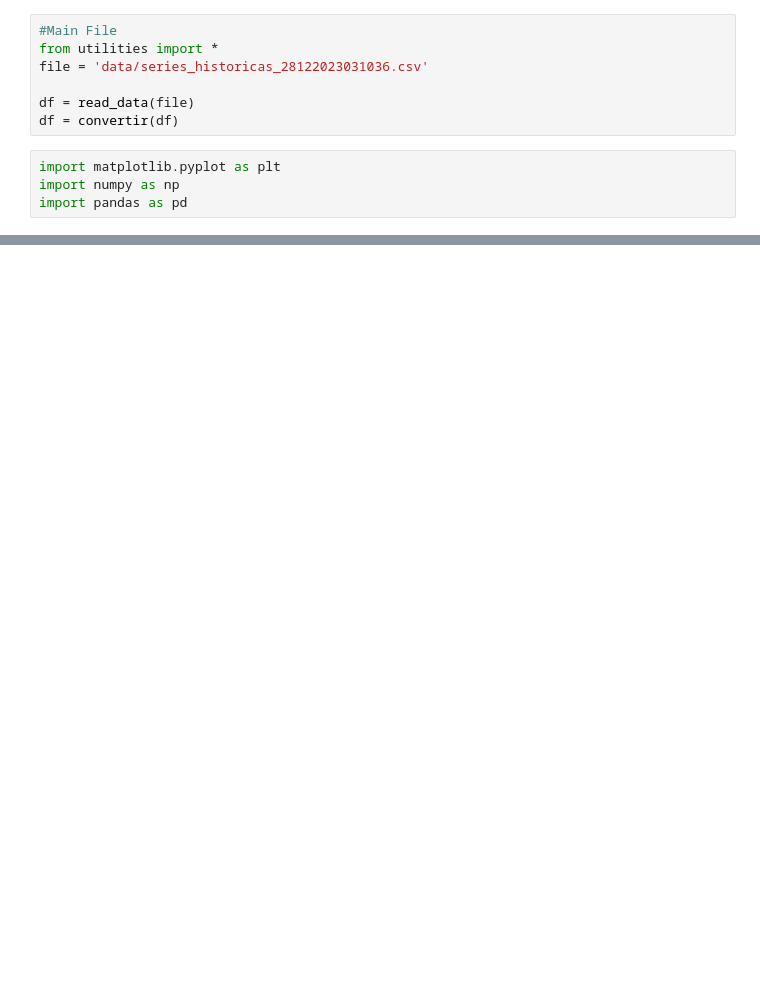
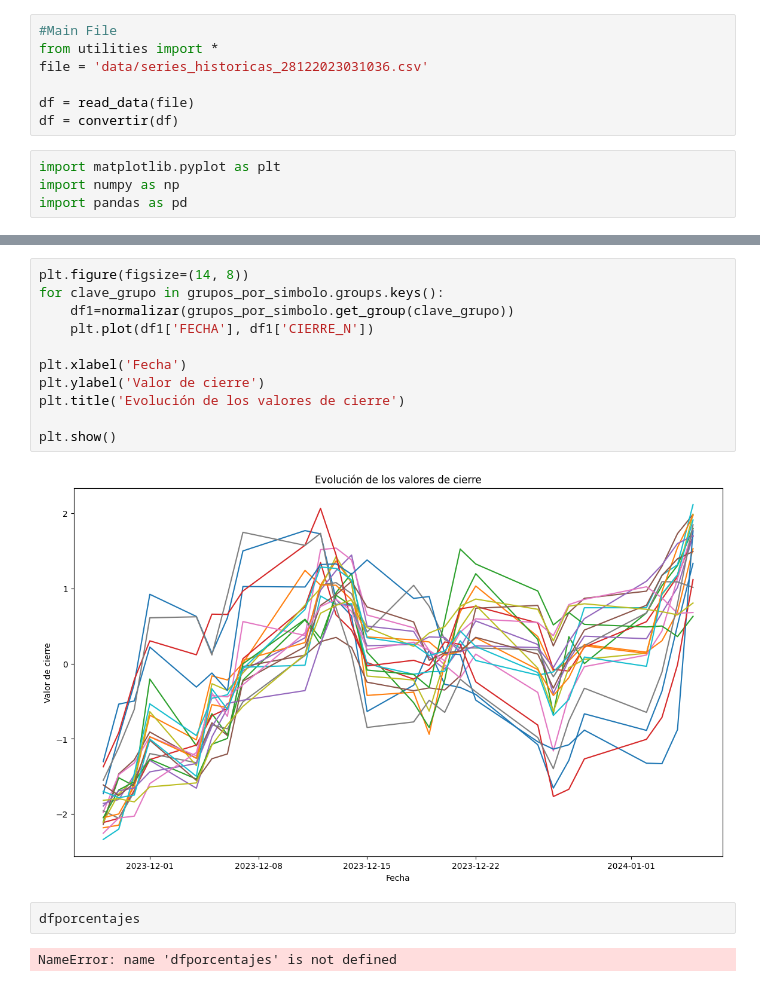
Before and after one commit to lmbibbo/aiInvest, a Jupyter notebook: main.ipynb, the cells around one changed output, grey strips where cells are left out. Drawn from its saved outputs; the diff is of its cells as text; blank space fills up the shorter version.

```diff
--- a/main.ipynb
+++ b/main.ipynb
@@ -26,0 +41,17 @@ plt.show()
+# %%
+plt.figure(figsize=(14, 8))
+for clave_grupo in grupos_por_simbolo.groups.keys():
+    df1=normalizar(grupos_por_simbolo.get_group(clave_grupo))
+    plt.plot(df1['FECHA'], df1['CIERRE_N'])
+
+plt.xlabel('Fecha')
+plt.ylabel('Valor de cierre')
+plt.title('Evolución de los valores de cierre')
+
+plt.show()
+# %% [output]
+[figure, added]
+# %%
+dfporcentajes
+# %% [output]
+NameError: name 'dfporcentajes' is not defined
```
Also changed, not shown: parts of 1 cell of this notebook, 2 other files.
